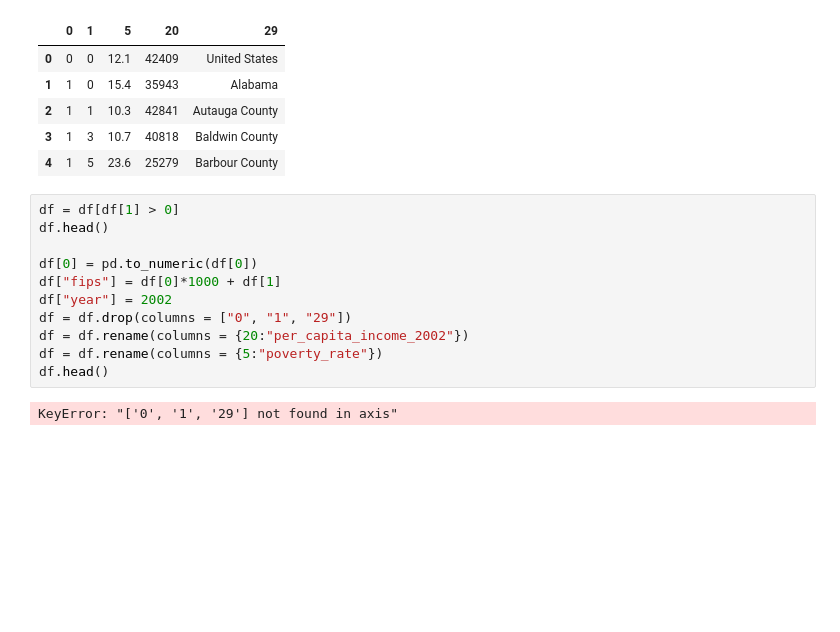
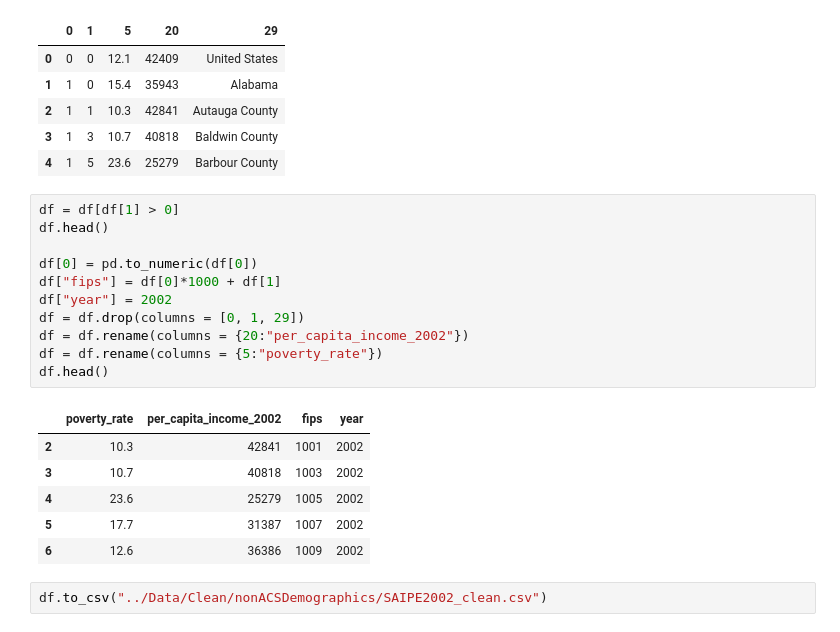
Before and after one commit to JayRPhilbrick/bdsi22dataminingsti, a Jupyter notebook: Notebooks/sapie_cleaning.ipynb, the cells around one changed output. Cells and saved outputs as stored; diff of their text form; blank space fills up the shorter version.

Commit message:
Updated SAIPE cleaning notebook

```diff
--- a/Notebooks/sapie_cleaning.ipynb
+++ b/Notebooks/sapie_cleaning.ipynb
@@ -530,13 +530,20 @@ df.head()
 # %%
 df = df[df[1] > 0]
 df.head()
 
 df[0] = pd.to_numeric(df[0])
 df["fips"] = df[0]*1000 + df[1]
 df["year"] = 2002
-df = df.drop(columns = ["0", "1", "29"])
+df = df.drop(columns = [0, 1, 29])
 df = df.rename(columns = {20:"per_capita_income_2002"})
 df = df.rename(columns = {5:"poverty_rate"})
 df.head()
 # %% [output]
-KeyError: "['0', '1', '29'] not found in axis"
+|  | poverty_rate | per_capita_income_2002 | fips | year |
+| 2 | 10.3 | 42841 | 1001 | 2002 |
+| 3 | 10.7 | 40818 | 1003 | 2002 |
+| 4 | 23.6 | 25279 | 1005 | 2002 |
+| 5 | 17.7 | 31387 | 1007 | 2002 |
+| 6 | 12.6 | 36386 | 1009 | 2002 |
+# %%
+df.to_csv("../Data/Clean/nonACSDemographics/SAIPE2002_clean.csv")
```
